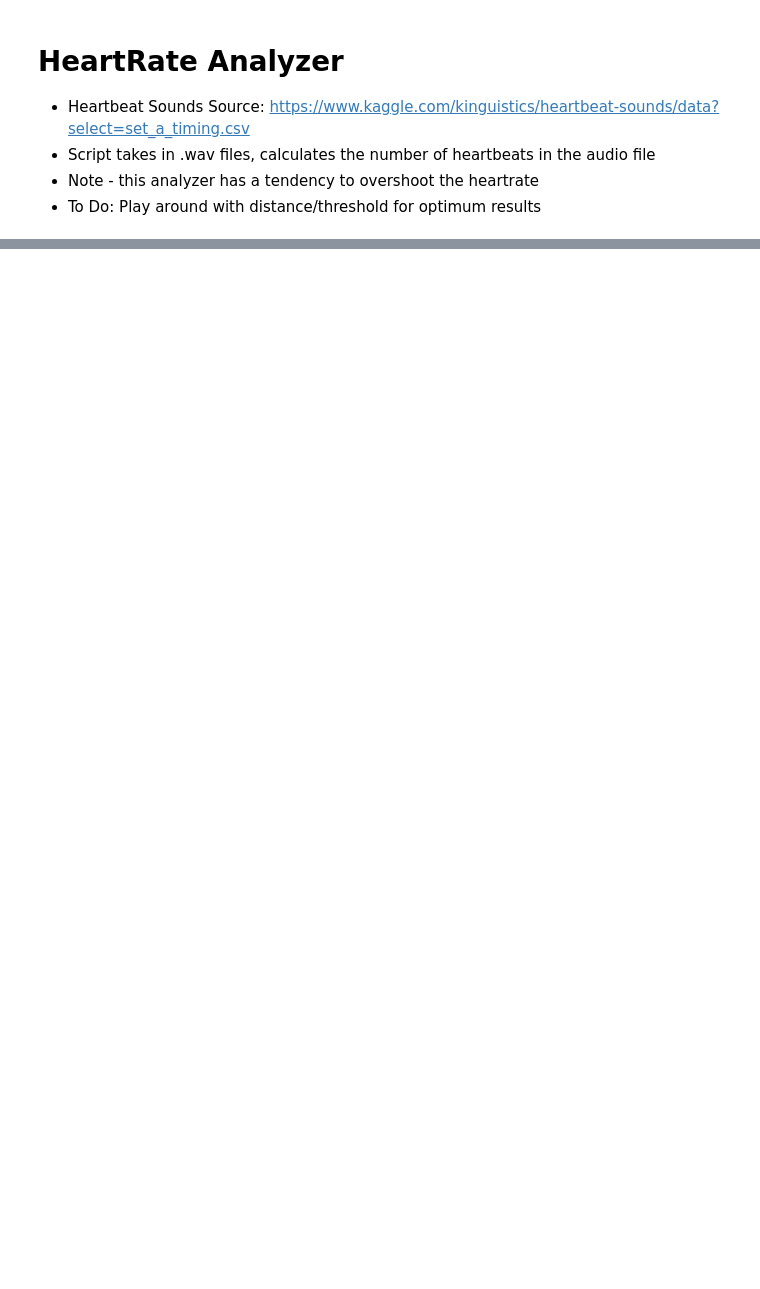
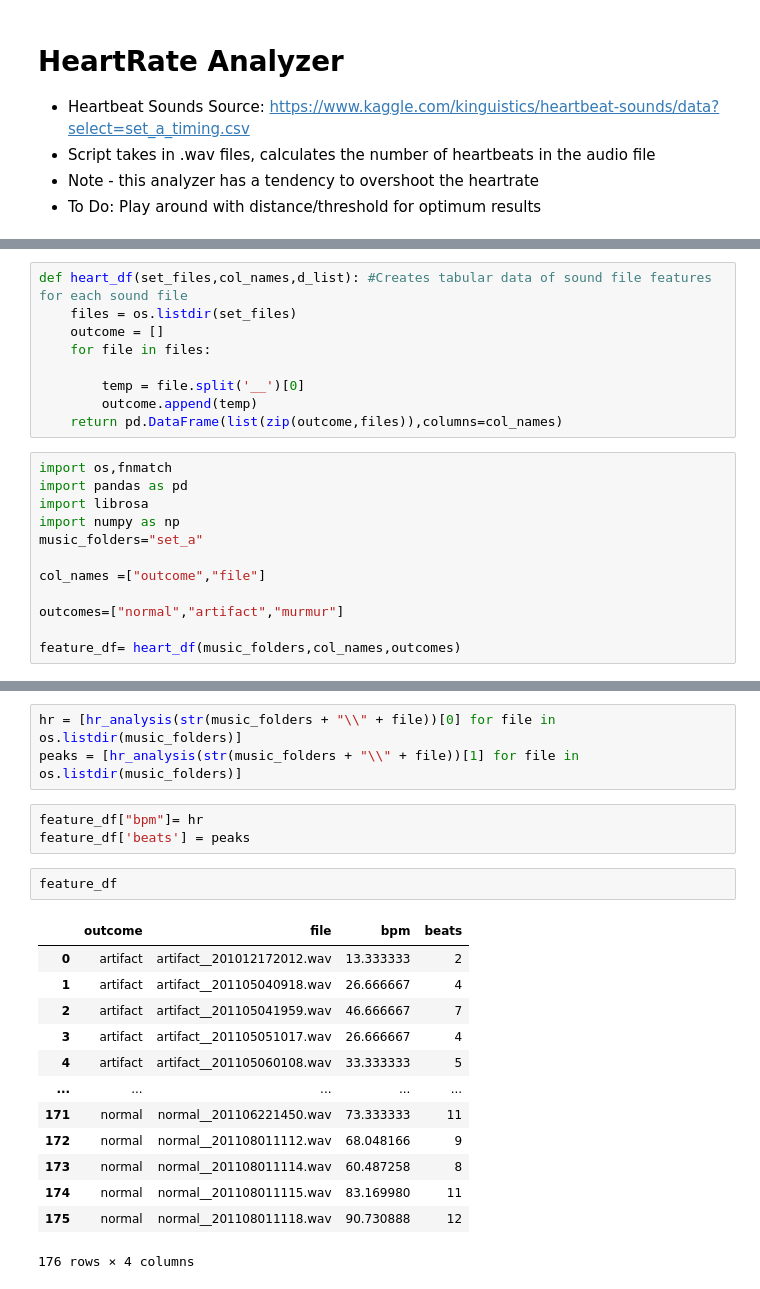
Before and after one commit to jenye-ai/heart_studio, a Jupyter notebook: hr_analysis.ipynb, the cells around one changed output, grey strips where cells are left out. Saved outputs shown, nothing was run; the diff lists cells and outputs as text; blank space fills up the shorter version.

```diff
--- a/hr_analysis.ipynb
+++ b/hr_analysis.ipynb
@@ -40,0 +65,21 @@ bpm
+# %%
+def heart_df(set_files,col_names,d_list): #Creates tabular data of sound file features for each sound file
+    files = os.listdir(set_files)
+    outcome = []
+    for file in files:
+
+        temp = file.split('__')[0]
+        outcome.append(temp)
+    return pd.DataFrame(list(zip(outcome,files)),columns=col_names)
+# %%
+import os,fnmatch
+import pandas as pd
+import librosa
+import numpy as np
+music_folders="set_a"
+
+col_names =["outcome","file"]
+
+outcomes=["normal","artifact","murmur"]
+
+feature_df= heart_df(music_folders,col_names,outcomes)
@@ -40,0 +102,22 @@ bpm
+# %%
+hr = [hr_analysis(str(music_folders + "\\" + file))[0] for file in os.listdir(music_folders)]
+peaks = [hr_analysis(str(music_folders + "\\" + file))[1] for file in os.listdir(music_folders)]
+# %%
+feature_df["bpm"]= hr
+feature_df['beats'] = peaks
+# %%
+feature_df
+# %% [output]
+|  | outcome | file | bpm | beats |
+| 0 | artifact | artifact__201012172012.wav | 13.333333 | 2 |
+| 1 | artifact | artifact__201105040918.wav | 26.666667 | 4 |
+| 2 | artifact | artifact__201105041959.wav | 46.666667 | 7 |
+| 3 | artifact | artifact__201105051017.wav | 26.666667 | 4 |
+| 4 | artifact | artifact__201105060108.wav | 33.333333 | 5 |
+| ... | ... | ... | ... | ... |
+| 171 | normal | normal__201106221450.wav | 73.333333 | 11 |
+| 172 | normal | normal__201108011112.wav | 68.048166 | 9 |
+| 173 | normal | normal__201108011114.wav | 60.487258 | 8 |
+| 174 | normal | normal__201108011115.wav | 83.169980 | 11 |
+| 175 | normal | normal__201108011118.wav | 90.730888 | 12 |
+176 rows × 4 columns
```
Also changed, not shown: parts of 8 cells of this notebook, 2 other files.
